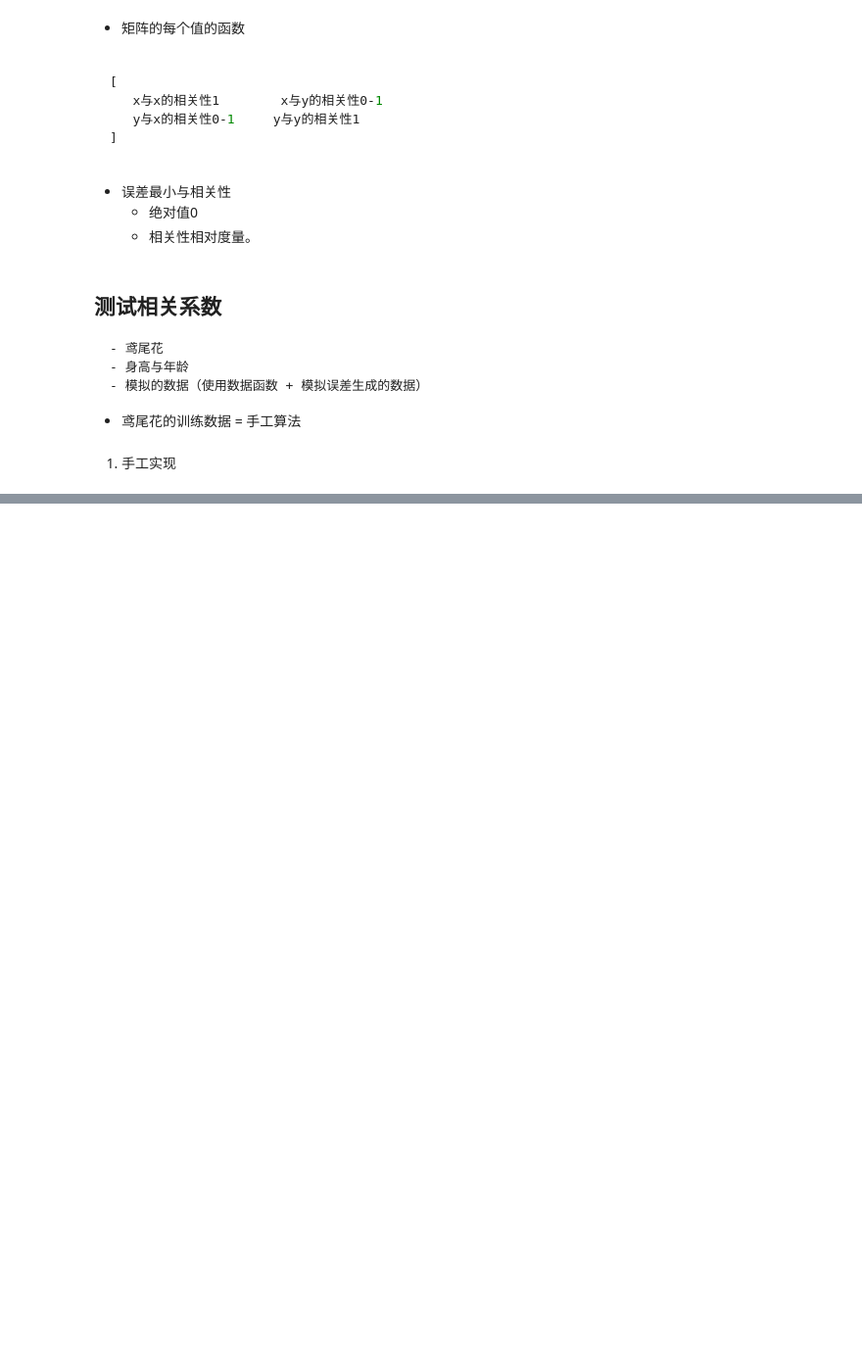
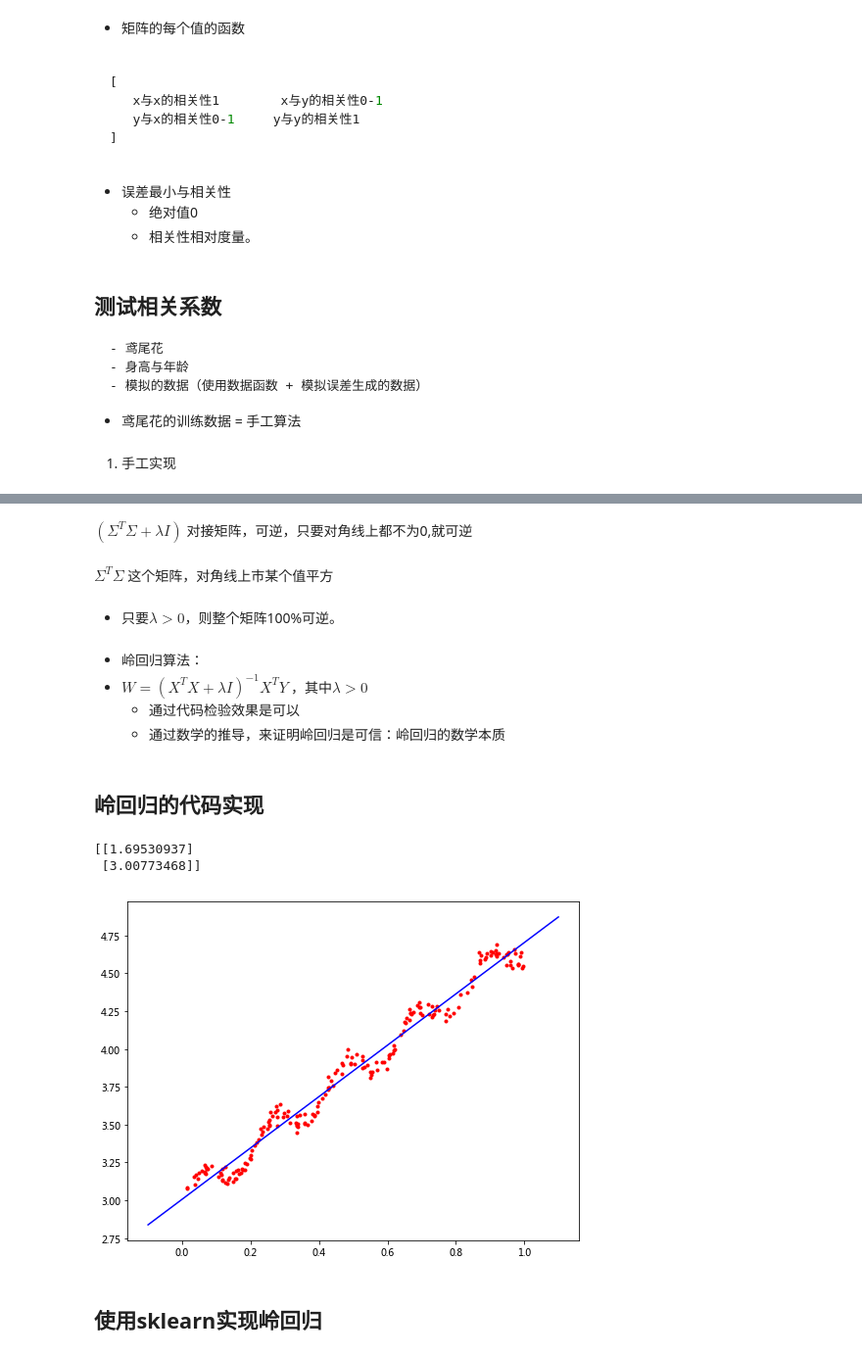
Before and after one commit to QiangAI/ClassCodes, a Jupyter notebook: day18/day18_线性回归的优化.ipynb, the cells around one changed output, grey strips where cells are left out. Shown at 98% size. Cells and saved outputs as stored; diff of their text form; code cells hidden in the pictures; blank space fills up the shorter version.

```diff
--- a/day18/day18_线性回归的优化.ipynb
+++ b/day18/day18_线性回归的优化.ipynb
@@ -158,0 +321,64 @@ print
+# %% [markdown]
+$(\Sigma ^T \Sigma + \lambda  I ) $ 对接矩阵，可逆，只要对角线上都不为0,就可逆
+# %% [markdown]
+$\Sigma ^T \Sigma   $ 这个矩阵，对角线上市某个值平方
+# %% [markdown]
+- 只要$\lambda > 0$，则整个矩阵100%可逆。
+# %% [markdown]
+- 岭回归算法：
+- $W=(X^TX + \lambda I)^{-1}X^TY$   ，其中$\lambda > 0 $
+    - 通过代码检验效果是可以
+    - 通过数学的推导，来证明岭回归是可信：岭回归的数学本质
+# %% [markdown]
+## 岭回归的代码实现
+# %%
+% matplotlib inline
+import matplotlib.pyplot as plt
+import numpy as np
+import numpy.linalg as la
+
+
+# 加载数据
+data = np.loadtxt('ex0.txt')
+X_DATA = data[:, 1]
+Y_DATA = data[:, 2]
+
+X = np.zeros((X_DATA.shape[0], 2), dtype=np.float)
+X[:, 0] = X_DATA
+X[:, 1] = 1
+
+Y = Y_DATA.reshape(( Y_DATA.shape[0], 1))
+
+# 计算W（假设参数lambda）
+p_lambda = 0.001
+
+S1 = np.matmul(X.T, X)
+S2 = S1 + p_lambda * np.eye(X.shape[1])
+S3 = la.inv(S2)
+S4 = np.matmul(S3, X.T)
+W = np.matmul(S4, Y)
+print(W)
+# 预测
+# 构建n个虚拟的样本，计算预测值
+num =100
+x_ = np.linspace(-0.1, 1.1 , num)
+
+x_test = np.zeros((num, 2) , dtype=np.float)
+x_test[:, 0] = x_
+x_test[:, 1] = 1
+
+y_test = np.matmul(x_test, W)
+# 预测可视化
+
+figure = plt.figure('岭回归', figsize=(8,6))
+ax = figure.add_axes([0.1, 0.1, 0.8, 0.8])
+ax.scatter(data[:, 1], data[:,2], s=9, c='r')
+ax.plot(x_, y_test, color=(0,0,1,1))
+
+plt.show()
+# %% [output]
+[[1.69530937]
+ [3.00773468]]
+[figure, added]
+# %% [markdown]
+## 使用sklearn实现岭回归
```
Also changed, not shown: parts of 22 cells of this notebook, 1 other file.
